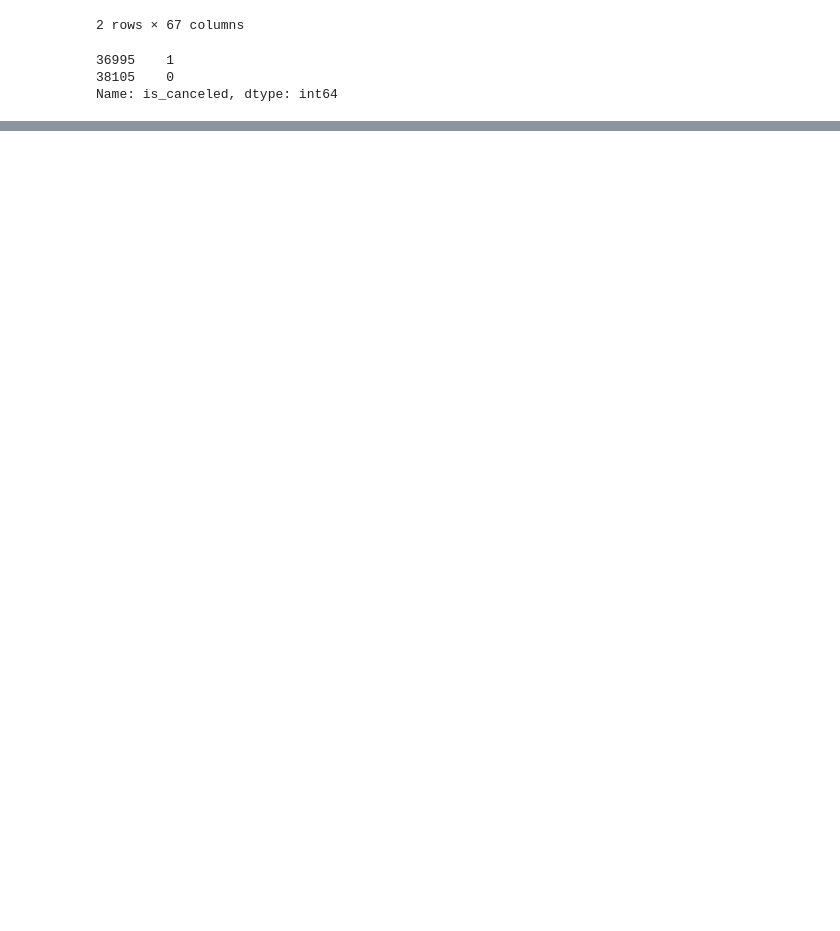
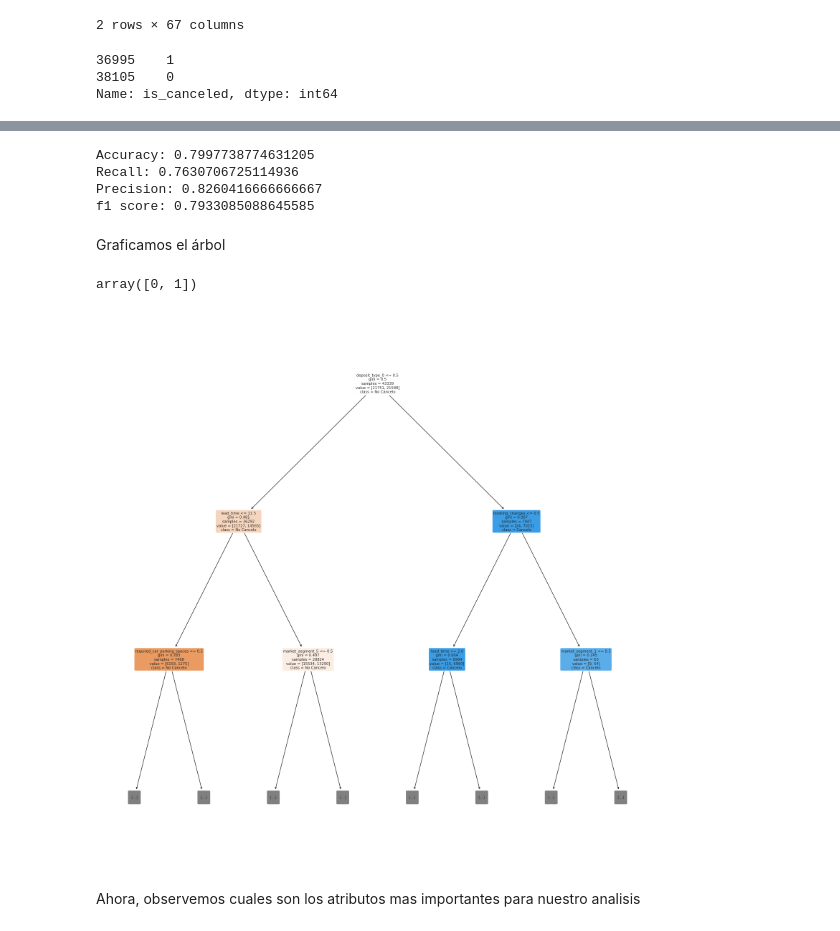
Before and after one commit to franciscoL0pez/TrabajosPracticosOrganizacionDeDatos1C2023, a Jupyter notebook: 7506R_TP1_GRUPO17_CHPX_ENTREGA.ipynb, the cells around one changed output, grey strips where cells are left out. Saved outputs shown, nothing was run; the diff lists cells and outputs as text; code cells hidden in the pictures; blank space fills up the shorter version.

Commit message:
Poda y grafico del arbol

```diff
--- a/7506R_TP1_GRUPO17_CHPX_ENTREGA.ipynb
+++ b/7506R_TP1_GRUPO17_CHPX_ENTREGA.ipynb
@@ -792,0 +821,35 @@ print(accuracy_score(y_test, y_pred))
+# %%
+accuracy = accuracy_score(y_test,y_pred)
+recall = recall_score(y_test,y_pred)
+f1 = f1_score(y_test,y_pred,)
+precision = precision_score(y_test,y_pred)
+
+print("Accuracy: "+str(accuracy))
+print("Recall: "+str(recall))
+print("Precision: "+str(precision))
+print("f1 score: "+str(f1)) #Me mide el balance entre el recall y la precision
+# %% [output]
+Accuracy: 0.7997738774631205
+Recall: 0.7630706725114936
+Precision: 0.8260416666666667
+f1 score: 0.7933085088645585
+# %% [markdown]
+Graficamos el árbol
+# %%
+model.classes_
+# %% [output]
+array([0, 1])
+# %%
+plt.figure(figsize=(20,20))
+
+tree_plot_completo=tree.plot_tree(model,
+                                  max_depth=2, # Mostramos una profundidad de 2, ya que el arbol es gigante
+                                 feature_names=df_hotels_train_x.columns.to_list(),
+                                 filled=True,
+                                 rounded=True,
+                                 class_names=['No Cancelo','Cancelo']) #model.classes_
+plt.show(tree_plot_completo)
+# %% [output]
+[figure, added]
+# %% [markdown]
+Ahora, observemos cuales son los atributos mas importantes para nuestro analisis
```
Also changed, not shown: parts of 28 cells of this notebook.
